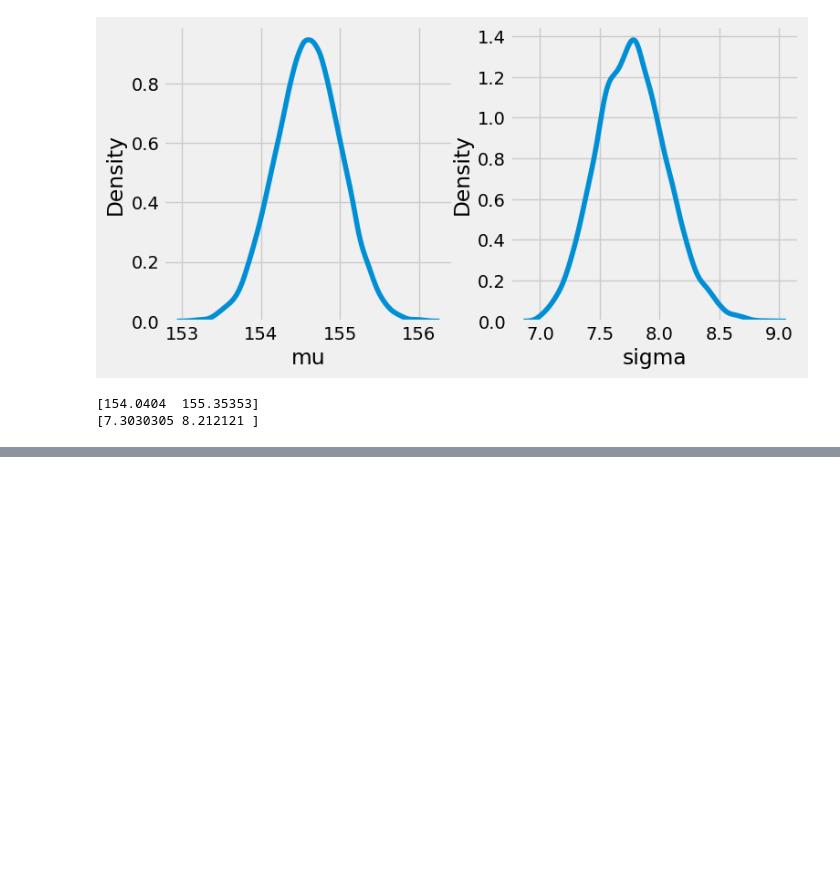
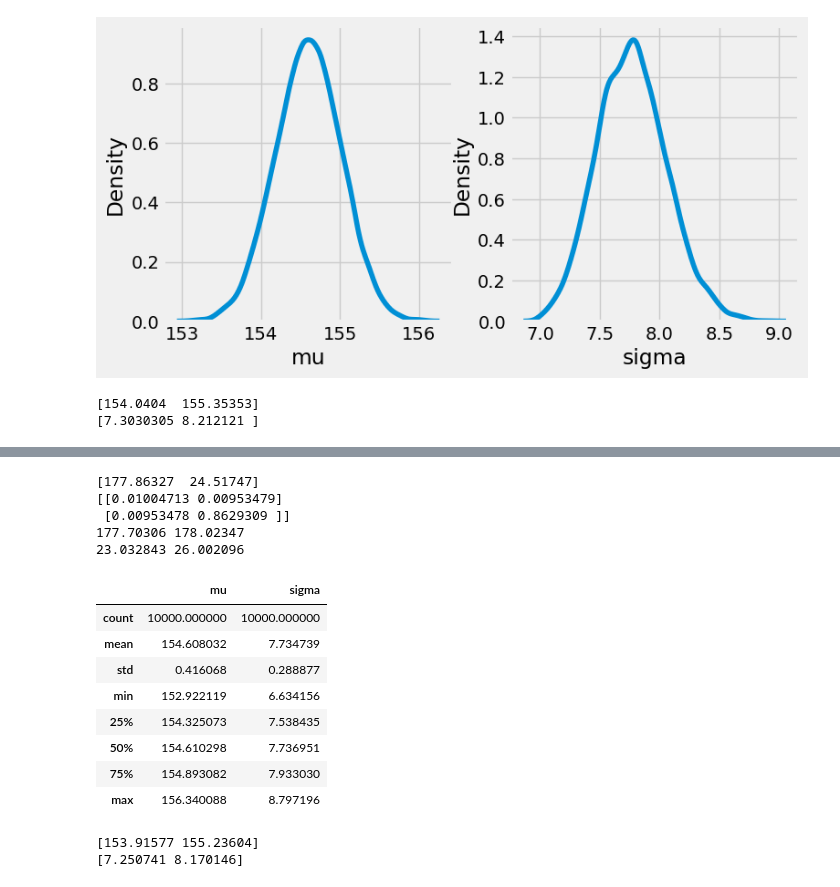
Before and after one commit to sushmit86/Statiistical_rethinking_jax, a Jupyter notebook: sushmit_04_geocentric_models.ipynb, the cells around one changed output, grey strips where cells are left out. Drawn from its saved outputs; the diff is of its cells as text; code cells hidden in the pictures; blank space fills up the shorter version.

```diff
--- a/sushmit_04_geocentric_models.ipynb
+++ b/sushmit_04_geocentric_models.ipynb
@@ -229,0 +257,7 @@ print(arviz.hdi(df_samples.sigma.to_numpy(),hdi_prob = 0.89))
+# %%
+#@title 4.26
+d = pd.read_csv('https://raw.githubusercontent.com/sushmit86/Statiistical_rethinking_jax/main/Howell1.csv',sep= ';')
+d2 = d[d.age >= 18].copy()
+## should have 352 rows
+print(d2.shape)
+height_arr = d2.height.values
@@ -292,0 +302,67 @@ np.sqrt(0.16973922)
+# %%
+#@title 4.31
+# using JointDistributionNamedAutoBatched to define model
+num_rows = 352
+model = tfp_jax.distributions.JointDistributionNamedAutoBatched({
+  'mu': tfp_jax.distributions.Normal(loc=178., scale=0.1, name='mu'),
+  'sigma': tfp_jax.distributions.Uniform(low=0., high=50., name='sigma'),
+  'height': lambda mu, sigma: tfp_jax.distributions.Sample(tfp_jax.distributions.Normal(loc=mu, scale=sigma), sample_shape=[num_rows]),
+})
+
+
+credib_interval = 0.89
+nll = lambda parameters: -1*model.log_prob({'height':height_arr, 'mu' : parameters[0], 'sigma' :parameters[1]})
+optimize_fn = ScipyMinimize(fun= nll,method = 'L-BFGS-B' )
+mu_start = height_arr.mean()
+std_start = height_arr.std()
+results = optimize_fn.run(init_params = jnp.array([mu_start,std_start]))
+print(results.params)
+inv_hessian_matrix = jnp.linalg.inv(jax.hessian(nll)(results.params))
+print(inv_hessian_matrix)
+std_dev = jnp.diagonal(inv_hessian_matrix)**(1/2)
+mu_posterior = tfp_jax.distributions.Normal(loc=results.params[0],scale=std_dev[0])
+low_credib_interval = (1 - credib_interval)/2
+high_credib_interval = 1 - low_credib_interval
+print(mu_posterior.quantile(low_credib_interval),mu_posterior.quantile(high_credib_interval))
+sigma_posterior = tfp_jax.distributions.Normal(loc=results.params[1],scale=std_dev[1])
+print(sigma_posterior.quantile(low_credib_interval),sigma_posterior.quantile(high_credib_interval))
+# %% [output]
+[177.86327  24.51747]
+[[0.01004713 0.00953479]
+ [0.00953478 0.8629309 ]]
+177.70306 178.02347
+23.032843 26.002096
+# %%
+#@title 4.32 - 4.35
+# using JointDistributionNamedAutoBatched to define model
+num_rows = 352
+model = tfp_jax.distributions.JointDistributionNamedAutoBatched({
+  'mu': tfp_jax.distributions.Normal(loc=178., scale=20., name='mu'),
+  'sigma': tfp_jax.distributions.Uniform(low=0., high=50., name='sigma'),
+  'height': lambda mu, sigma: tfp_jax.distributions.Sample(tfp_jax.distributions.Normal(loc=mu, scale=sigma), sample_shape=[num_rows]),
+})
+credib_interval = 0.89
+nll = lambda parameters: -1*model.log_prob({'height':height_arr, 'mu' : parameters[0], 'sigma' :parameters[1]})
+optimize_fn = ScipyMinimize(fun= nll,method = 'L-BFGS-B' )
+mu_start = height_arr.mean()
+std_start = height_arr.std()
+results = optimize_fn.run(init_params = jnp.array([mu_start,std_start]))
+inv_hessian_matrix = jnp.linalg.inv(jax.hessian(nll)(results.params))
+post_dist = tfp_jax.distributions.MultivariateNormalFullCovariance(
+    loc=results.params,covariance_matrix=inv_hessian_matrix )
+post_samples = post_dist.sample( sample_shape=10000,seed=key)
+display(pd.DataFrame(post_samples,columns=['mu','sigma']).describe())
+print(arviz.hdi(np.array(post_samples[:,0]),hdi_prob = 0.89))
+print(arviz.hdi(np.array(post_samples[:,1]),hdi_prob = 0.89))
+# %% [output]
+|  | mu | sigma |
+| count | 10000.000000 | 10000.000000 |
+| mean | 154.608032 | 7.734739 |
+| std | 0.416068 | 0.288877 |
+| min | 152.922119 | 6.634156 |
+| 25% | 154.325073 | 7.538435 |
+| 50% | 154.610298 | 7.736951 |
+| 75% | 154.893082 | 7.933030 |
+| max | 156.340088 | 8.797196 |
+[153.91577 155.23604]
+[7.250741 8.170146]
```
Also changed, not shown: parts of 15 cells of this notebook.
